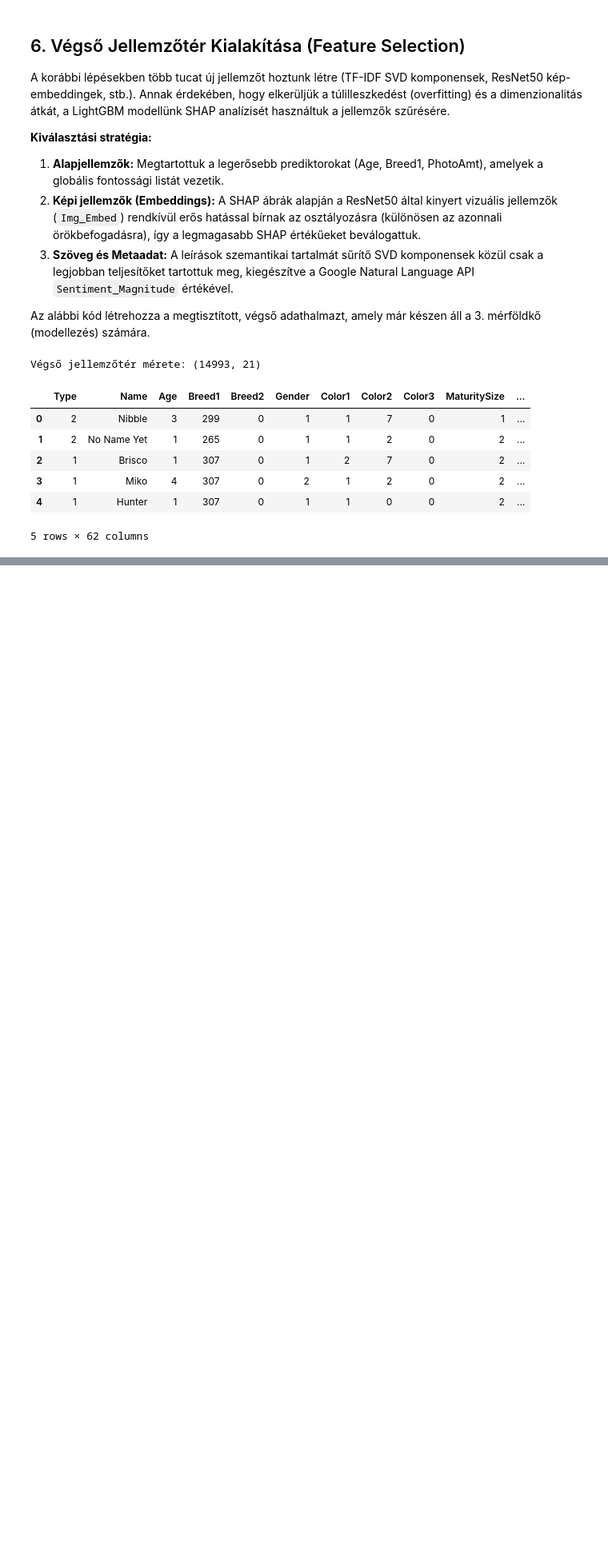
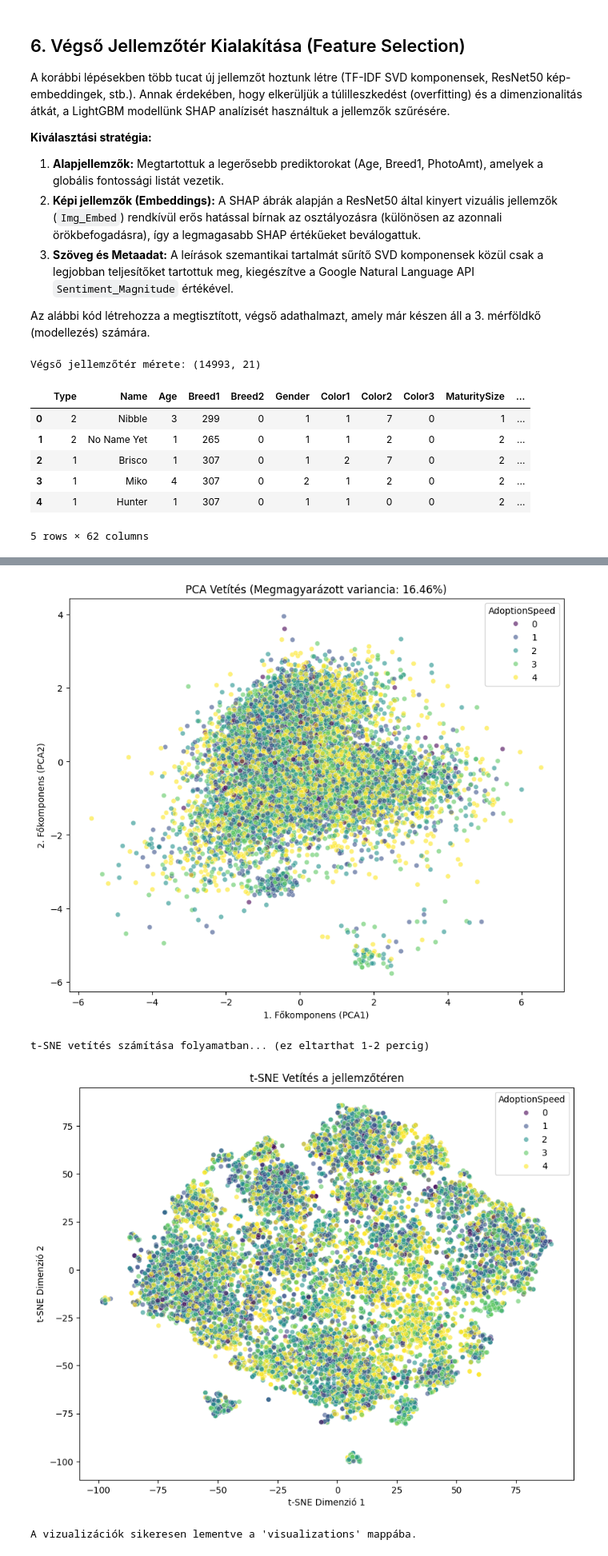
Before and after one commit to AndrasBajnokSzabo/kaggle-petfinder-adoption-prediction, a Jupyter notebook: notebooks/data_transformation.ipynb, the cells around one changed output, grey strips where cells are left out. Shown at 80% size. Drawn from its saved outputs; the diff is of its cells as text; code cells hidden in the pictures; blank space fills up the shorter version.

```diff
--- a/notebooks/data_transformation.ipynb
+++ b/notebooks/data_transformation.ipynb
@@ -399,0 +436,49 @@ Végső jellemzőtér mérete: (14993, 21)
+# %%
+import matplotlib.pyplot as plt
+import seaborn as sns
+from sklearn.decomposition import PCA
+from sklearn.manifold import TSNE
+from sklearn.preprocessing import StandardScaler
+
+# Könyvtár a vizualizációk mentéséhez
+os.makedirs('visualizations', exist_ok=True)
+
+# Adatok standardizálása (távolság alapú algoritmusokhoz elengedhetetlen)
+# Fontos: A szivárgás elkerülése végett a scalert csak a Train adatokon illesztjük, de a teljes X_final-t transzformáljuk a vizualizációhoz
+scaler = StandardScaler()
+scaler.fit(X_train_final)
+X_scaled = scaler.transform(X_final)
+
+# PCA vetítés (2D) - Főkomponens analízis a lineáris mintázatokhoz
+pca = PCA(n_components=2, random_state=42)
+X_pca = pca.fit_transform(X_scaled)
+
+plt.figure(figsize=(10, 8))
+sns.scatterplot(x=X_pca[:, 0], y=X_pca[:, 1], hue=y_final, palette='viridis', alpha=0.6, s=30)
+plt.title(f'PCA Vetítés (Megmagyarázott variancia: {sum(pca.explained_variance_ratio_)*100:.2f}%)')
+plt.xlabel('1. Főkomponens (PCA1)')
+plt.ylabel('2. Főkomponens (PCA2)')
+plt.legend(title='AdoptionSpeed')
+plt.savefig('visualizations/pca_projection.png', dpi=300, bbox_inches='tight')
+plt.show()
+
+# t-SNE vetítés (2D) - Nem lineáris dimenziócsökkentés a komplexebb klaszterek kereséséhez
+print("t-SNE vetítés számítása folyamatban")
+tsne = TSNE(n_components=2, random_state=42, n_jobs=-1, perplexity=30)
+X_tsne = tsne.fit_transform(X_scaled)
+
+plt.figure(figsize=(10, 8))
+sns.scatterplot(x=X_tsne[:, 0], y=X_tsne[:, 1], hue=y_final, palette='viridis', alpha=0.6, s=30)
+plt.title('t-SNE Vetítés a jellemzőtéren')
+plt.xlabel('t-SNE Dimenzió 1')
+plt.ylabel('t-SNE Dimenzió 2')
+plt.legend(title='AdoptionSpeed')
+plt.savefig('visualizations/tsne_projection.png', dpi=300, bbox_inches='tight')
+plt.show()
+
+print("\nA vizualizációk sikeresen lementve a 'visualizations' mappába.")
+# %% [output]
+[figure, added]
+t-SNE vetítés számítása folyamatban... (ez eltarthat 1-2 percig)
+[figure, added]
+A vizualizációk sikeresen lementve a 'visualizations' mappába.
```
Also changed, not shown: parts of 2 cells of this notebook.
